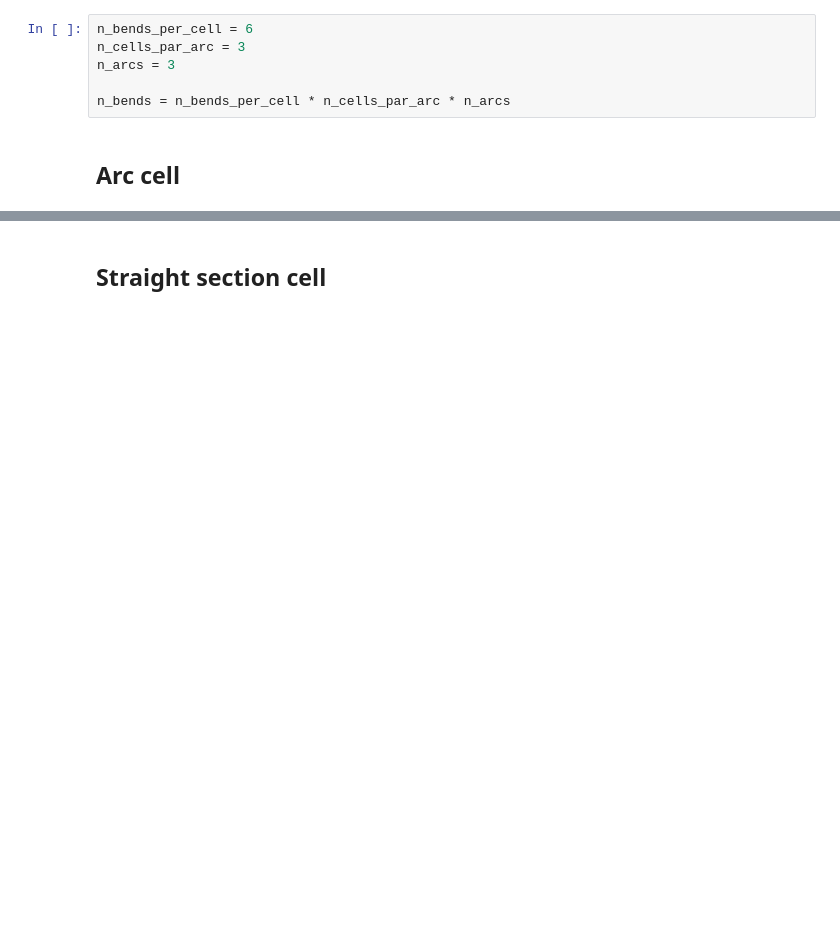
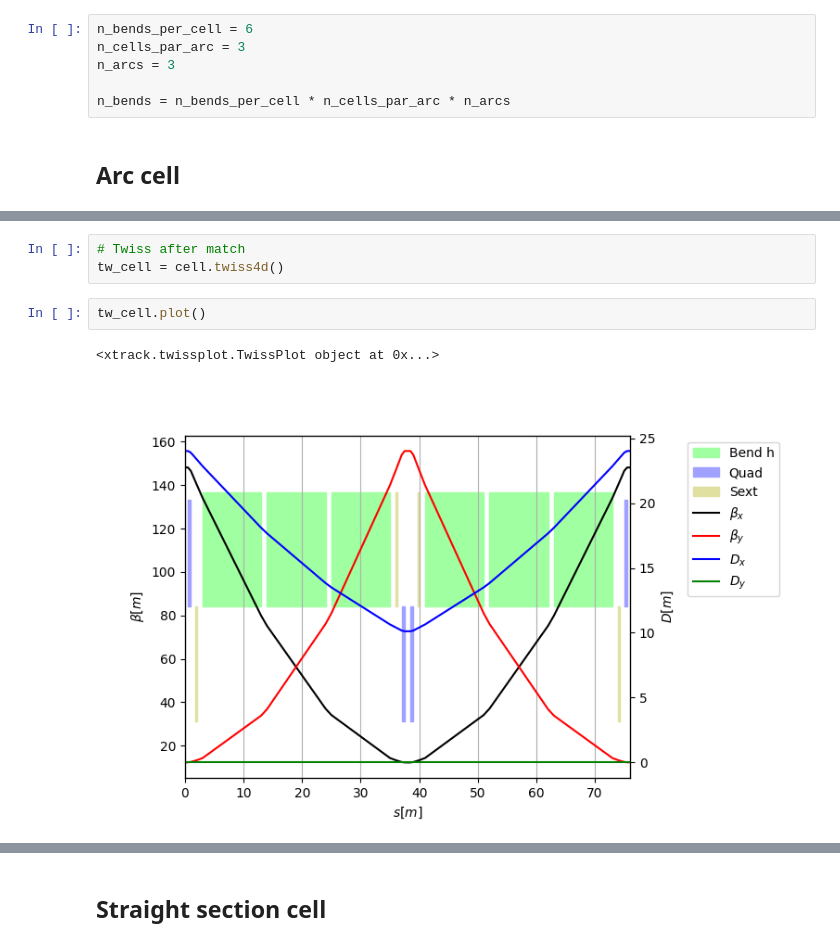
Before and after one commit to xsuite/tutorial_lattice_design, a Jupyter notebook: notebook_00_ring.ipynb, the cells around one changed output, grey strips where cells are left out. Saved outputs shown, nothing was run; the diff lists cells and outputs as text; blank space fills up the shorter version.

```diff
--- a/notebook_00_ring.ipynb
+++ b/notebook_00_ring.ipynb
@@ -72,0 +138,8 @@ Matching: model call n. 20
+# %%
+# Twiss after match
+tw_cell = cell.twiss4d()
+# %%
+tw_cell.plot()
+# %% [output]
+<xtrack.twissplot.TwissPlot object at 0x...>
+[figure, added]
```
Also changed, not shown: parts of 56 cells of this notebook.
